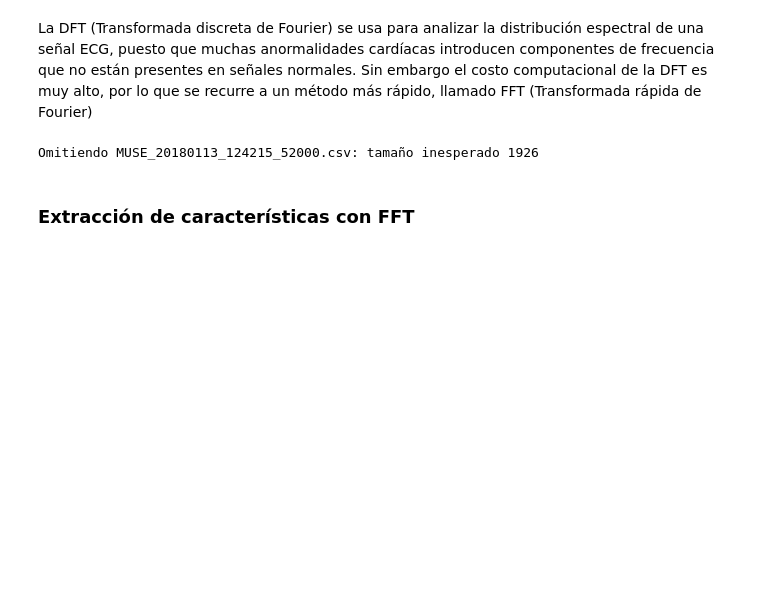
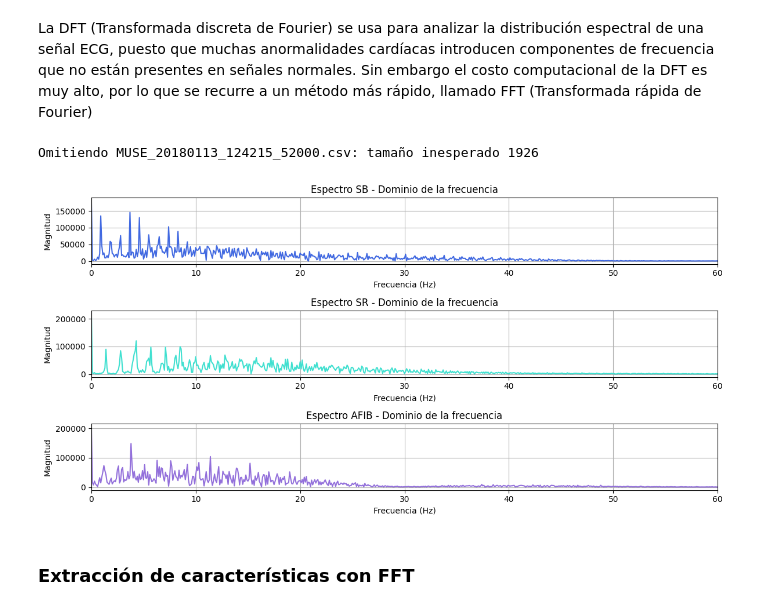
Before and after one commit to LisethTiria/Biosenales-2025-1, a Jupyter notebook: proyecto2_ecg_/proyecto2_script.ipynb, the cells around one changed output. Saved outputs shown, nothing was run; the diff lists cells and outputs as text; code cells hidden in the pictures; blank space fills up the shorter version.

```diff
--- a/proyecto2_ecg_/proyecto2_script.ipynb
+++ b/proyecto2_ecg_/proyecto2_script.ipynb
@@ -285,6 +322,43 @@ Omitiendo MUSE_20180113_124215_52000.csv: tamaño inesperado 1926
 # %%
 df_fft
 df_fft.to_csv("espectros_fft_todos.csv", index=False)
+# %%
+plt.figure(figsize=(12, 6))
+
+# SB
+plt.subplot(3, 1, 1)
+df_sb = df_fft[df_fft['archivo'] == 'MUSE_20180111_155758_17000.csv']
+plt.plot(df_sb['frecuencia'], df_sb['magnitud'], color=colores[0])
+plt.title('Espectro SB - Dominio de la frecuencia')
+plt.xlabel('Frecuencia (Hz)')
+plt.ylabel('Magnitud')
+plt.xlim(0, 60)
+plt.grid(True)
+
+# SR
+plt.subplot(3, 1, 2)
+df_sr = df_fft[df_fft['archivo'] == 'MUSE_20180209_111618_08000.csv']
+plt.plot(df_sr['frecuencia'], df_sr['magnitud'], color=colores[1])
+plt.title('Espectro SR - Dominio de la frecuencia')
+plt.xlabel('Frecuencia (Hz)')
+plt.ylabel('Magnitud')
+plt.xlim(0, 60)
+plt.grid(True)
+
+# AFIB
+plt.subplot(3, 1, 3)
+df_afib = df_fft[df_fft['archivo'] == 'MUSE_20180111_160140_78000.csv']
+plt.plot(df_afib['frecuencia'], df_afib['magnitud'], color=colores[2])
+plt.title('Espectro AFIB - Dominio de la frecuencia')
+plt.xlabel('Frecuencia (Hz)')
+plt.ylabel('Magnitud')
+plt.xlim(0, 60)
+plt.grid(True)
+
+plt.tight_layout()
+plt.show()
+# %% [output]
+[figure, added]
 # %% [markdown]
 ### Extracción de características con FFT
 # %%
```
Also changed, not shown: parts of 19 cells of this notebook.
